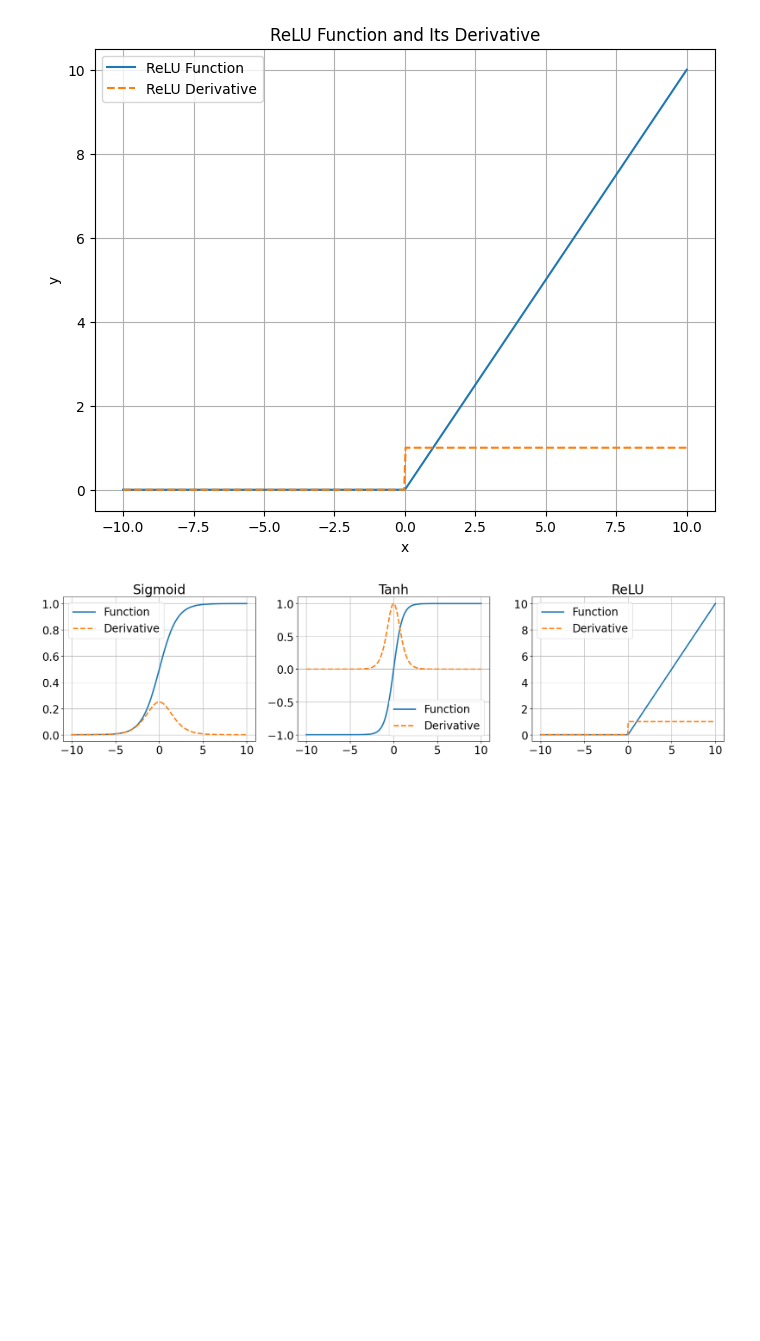
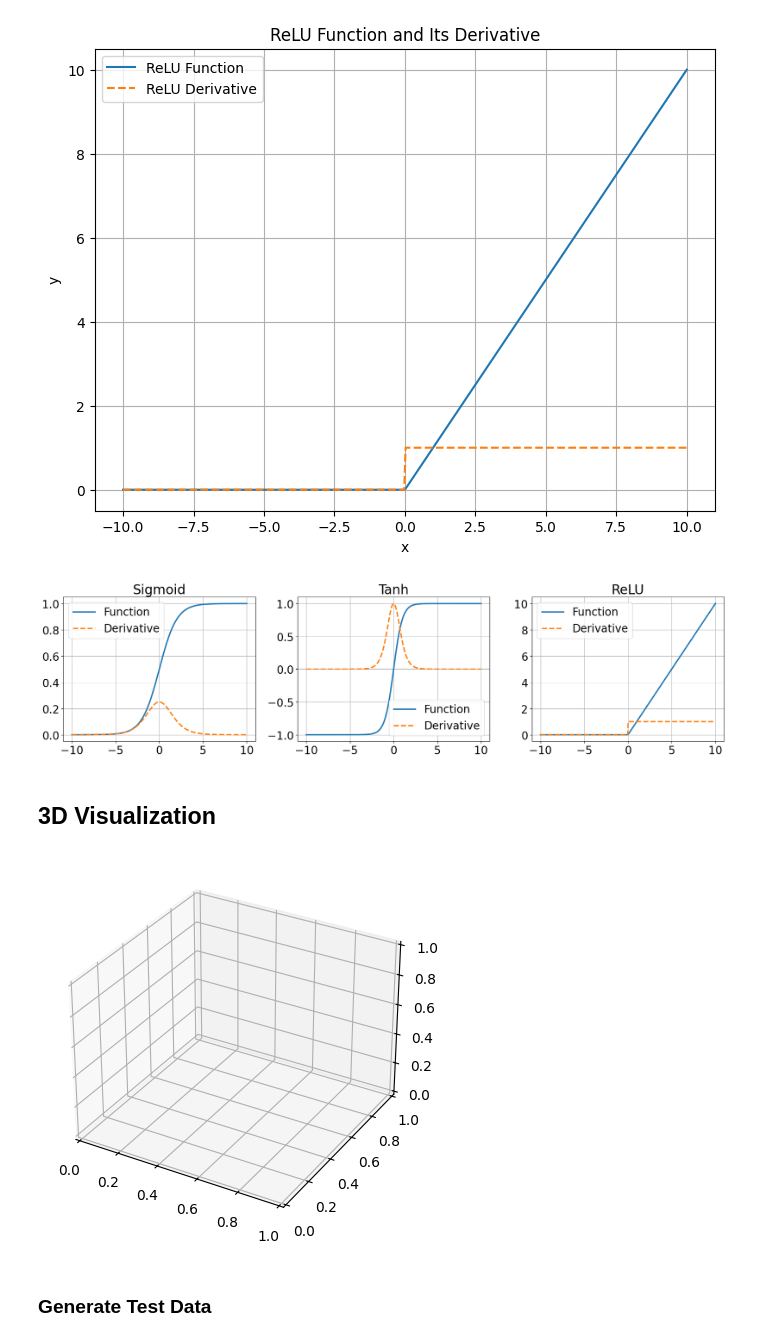
Before and after one commit to jarix/Python_Snippets, a Jupyter notebook: matplotlib_101.ipynb, the cells around one changed output. Drawn from its saved outputs; the diff is of its cells as text; code cells hidden in the pictures; blank space fills up the shorter version.

Commit message:
Added 3D plot examples

```diff
--- a/matplotlib_101.ipynb
+++ b/matplotlib_101.ipynb
@@ -458,3 +462,11 @@ plt.tight_layout()
 plt.show()
 # %% [output]
 [figure]
+# %% [markdown]
+## 3D Visualization
+# %%
+ax = plt.axes(projection='3d')
+# %% [output]
+[figure, added]
+# %% [markdown]
+### Generate Test Data
```
Also changed, not shown: parts of 8 cells of this notebook.
